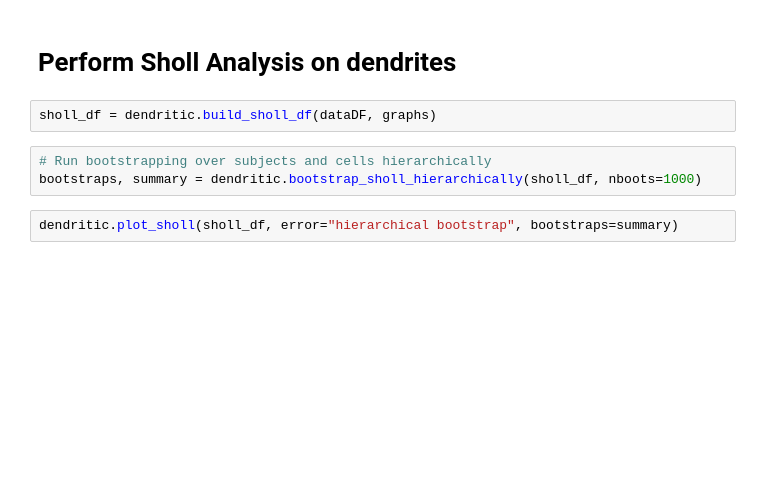
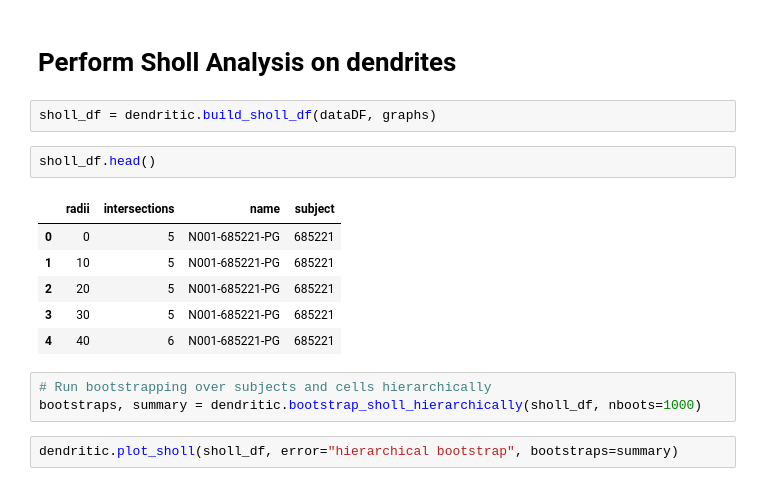
Before and after one commit to AllenNeuralDynamics/LC-somatodendritic-morphology, a Jupyter notebook: code/sholl_analysis.ipynb, the cells around one changed output. Drawn from its saved outputs; the diff is of its cells as text; blank space fills up the shorter version.

Commit message:
new data, intersections

```diff
--- a/code/sholl_analysis.ipynb
+++ b/code/sholl_analysis.ipynb
@@ -22,6 +29,15 @@ Missing structure dendrite for /data/685221_12_5_24/Complete_annotated/N051-6852
 # Perform Sholl Analysis on dendrites
 # %%
 sholl_df = dendritic.build_sholl_df(dataDF, graphs)
+# %%
+sholl_df.head()
+# %% [output]
+|  | radii | intersections | name | subject |
+| 0 | 0 | 5 | N001-685221-PG | 685221 |
+| 1 | 10 | 5 | N001-685221-PG | 685221 |
+| 2 | 20 | 5 | N001-685221-PG | 685221 |
+| 3 | 30 | 5 | N001-685221-PG | 685221 |
+| 4 | 40 | 6 | N001-685221-PG | 685221 |
 # %%
 # Run bootstrapping over subjects and cells hierarchically
 bootstraps, summary = dendritic.bootstrap_sholl_hierarchically(sholl_df, nboots=1000)
```
Also changed, not shown: parts of 4 cells of this notebook, 3 other files.
